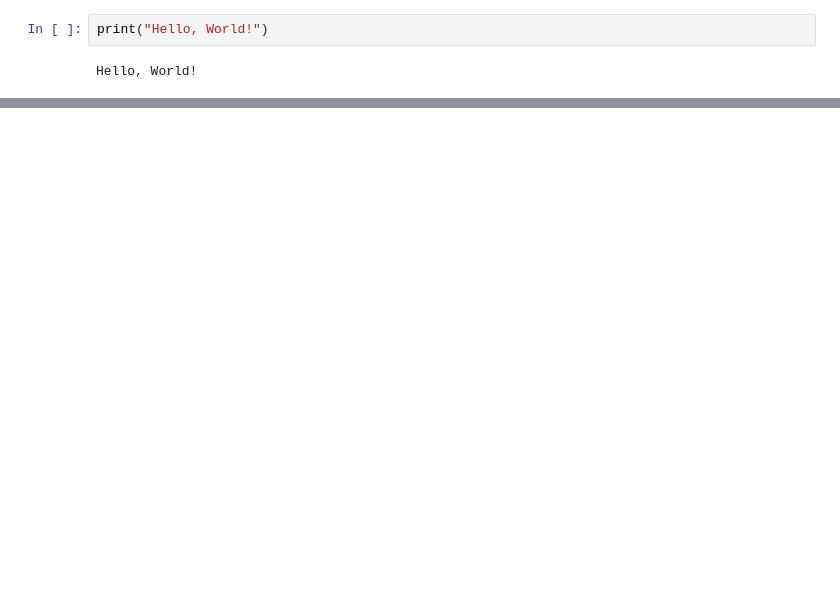
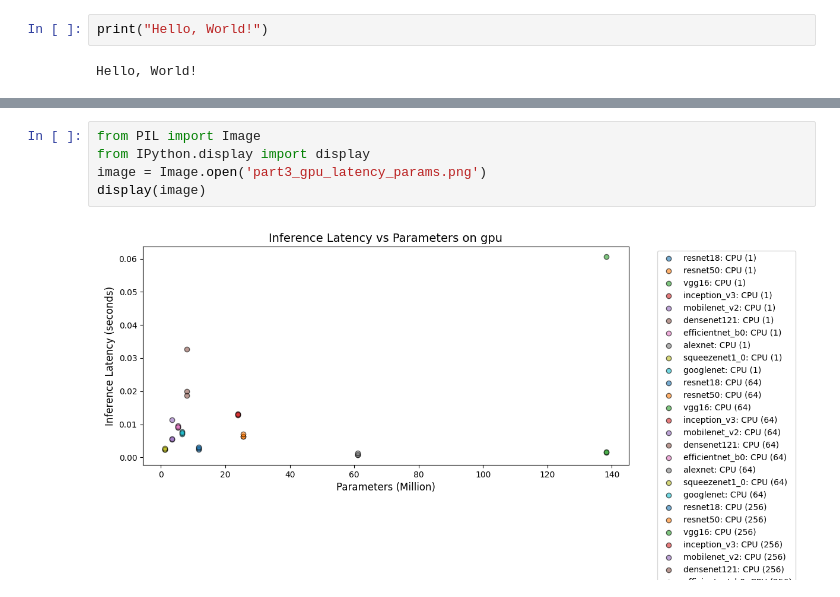
Before and after one commit to sebastianrjay/A-BTestExample, a Jupyter notebook: notebook.ipynb, the cells around one changed output, grey strips where cells are left out. Drawn from its saved outputs; the diff is of its cells as text; blank space fills up the shorter version.

```diff
--- a/notebook.ipynb
+++ b/notebook.ipynb
@@ -59,0 +101,7 @@ tmpfs           6.4G     0  6.4G   0% /sys/firmware
+# %%
+from PIL import Image
+from IPython.display import display
+image = Image.open('part3_gpu_latency_params.png')
+display(image)
+# %% [output]
+[figure, added]
```
Also changed, not shown: parts of 26 cells of this notebook.
